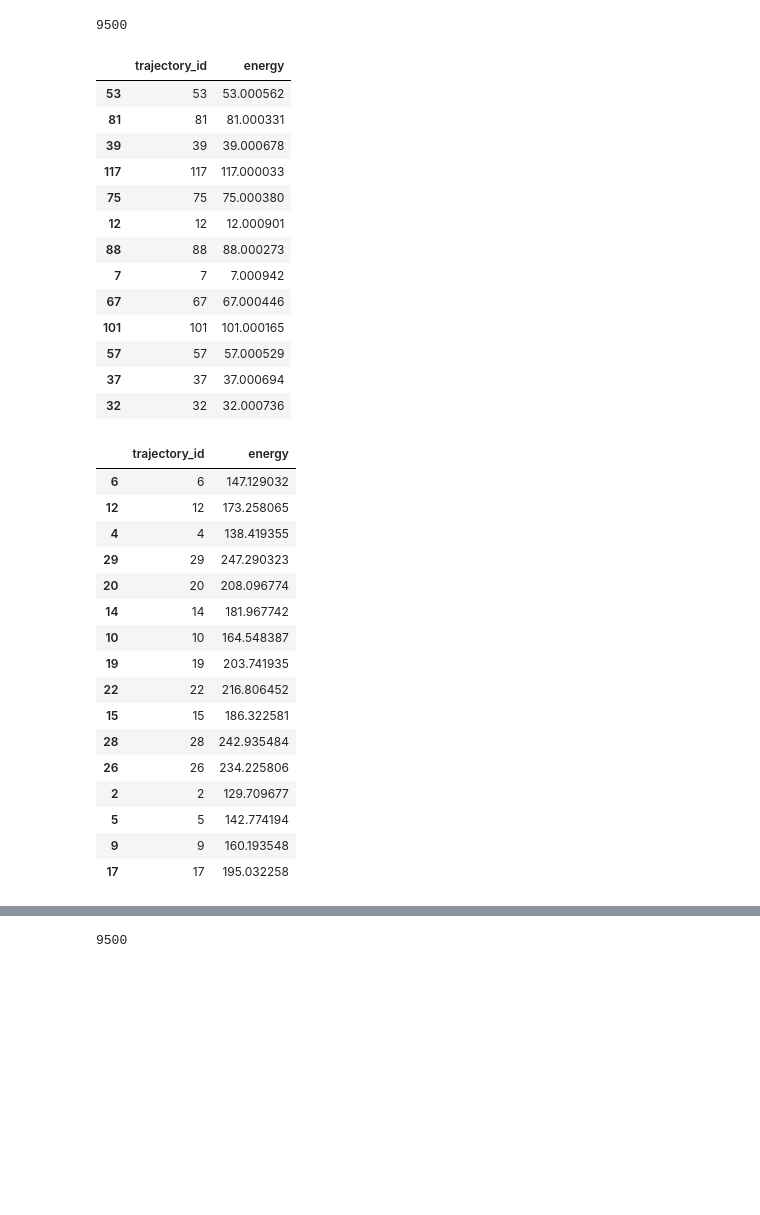
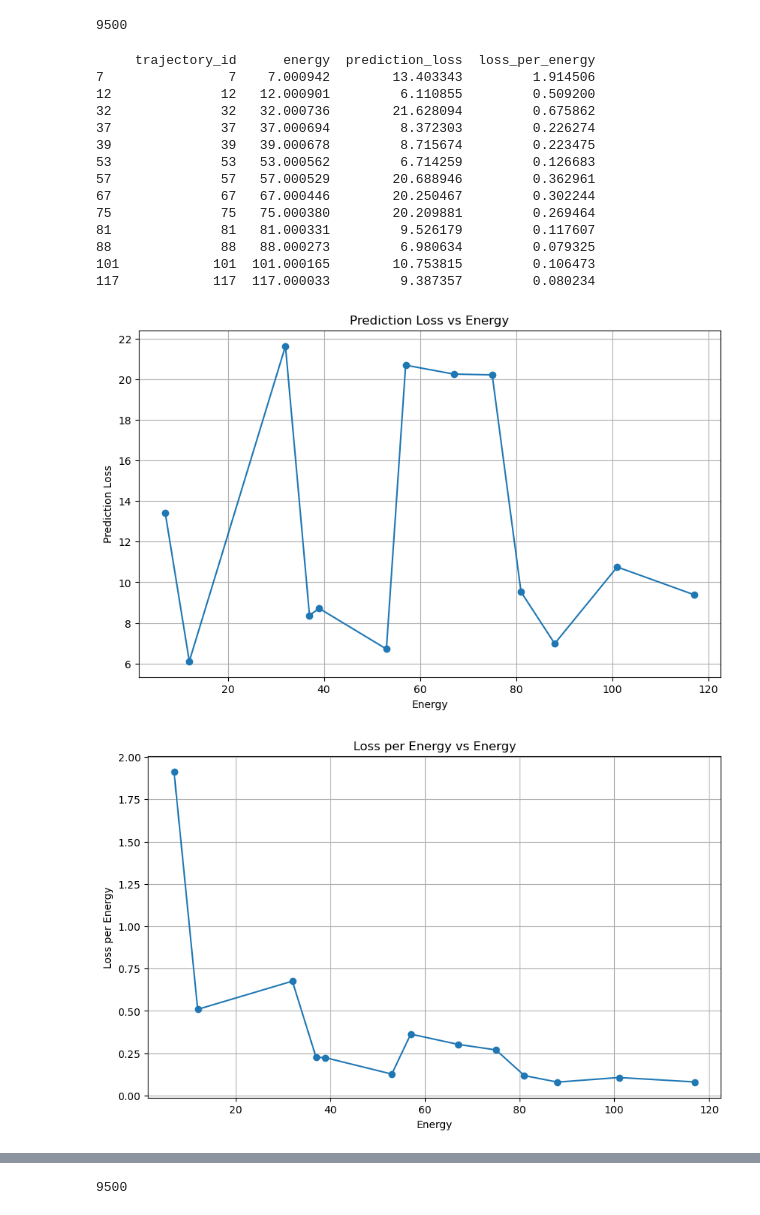
Before and after one commit to thomasGR9/Hamilton_Jacobi_NN, a Jupyter notebook: training_results.ipynb, the cells around one changed output, grey strips where cells are left out. Saved outputs shown, nothing was run; the diff lists cells and outputs as text; code cells hidden in the pictures; blank space fills up the shorter version.

```diff
--- a/training_results.ipynb
+++ b/training_results.ipynb
@@ -229,40 +248,22 @@ Created inverse network with 10 reverse layers
 count_parameters(mapping_net)
 # %% [output]
 9500
-# %%
-test_id_df[['trajectory_id', 'energy']]
-# %% [output]
-|  | trajectory_id | energy |
-| 53 | 53 | 53.000562 |
-| 81 | 81 | 81.000331 |
-| 39 | 39 | 39.000678 |
-| 117 | 117 | 117.000033 |
-| 75 | 75 | 75.000380 |
-| 12 | 12 | 12.000901 |
-| 88 | 88 | 88.000273 |
-| 7 | 7 | 7.000942 |
-| 67 | 67 | 67.000446 |
-| 101 | 101 | 101.000165 |
-| 57 | 57 | 57.000529 |
-| 37 | 37 | 37.000694 |
-| 32 | 32 | 32.000736 |
 # %%
-test_id_df_high_energy_revised[['trajectory_id', 'energy']]
+result_test_df = test_model_in_all_trajectories_in_df(get_data_from_trajectory_id_function=get_data_from_trajectory_id, prediction_loss_function=prediction_loss_euclidean, test_id_df=test_id_df, test_df=test_df, mapping_net=mapping_net, inverse_net=inverse_net, device=device, point_indexes_observed=[0])
 # %% [output]
-|  | trajectory_id | energy |
-| 6 | 6 | 147.129032 |
-| 12 | 12 | 173.258065 |
-| 4 | 4 | 138.419355 |
-| 29 | 29 | 247.290323 |
-| 20 | 20 | 208.096774 |
-| 14 | 14 | 181.967742 |
-| 10 | 10 | 164.548387 |
-| 19 | 19 | 203.741935 |
-| 22 | 22 | 216.806452 |
-| 15 | 15 | 186.322581 |
-| 28 | 28 | 242.935484 |
-| 26 | 26 | 234.225806 |
-| 2 | 2 | 129.709677 |
-| 5 | 5 | 142.774194 |
-| 9 | 9 | 160.193548 |
-| 17 | 17 | 195.032258 |
+     trajectory_id      energy  prediction_loss  loss_per_energy
+7                7    7.000942        13.403343         1.914506
+12              12   12.000901         6.110855         0.509200
+32              32   32.000736        21.628094         0.675862
+37              37   37.000694         8.372303         0.226274
+39              39   39.000678         8.715674         0.223475
+53              53   53.000562         6.714259         0.126683
+57              57   57.000529        20.688946         0.362961
+67              67   67.000446        20.250467         0.302244
+75              75   75.000380        20.209881         0.269464
+81              81   81.000331         9.526179         0.117607
+88              88   88.000273         6.980634         0.079325
+101            101  101.000165        10.753815         0.106473
+117            117  117.000033         9.387357         0.080234
+[figure, added]
+[figure, added]
```
Also changed, not shown: parts of 37 cells of this notebook, 1 other file.
